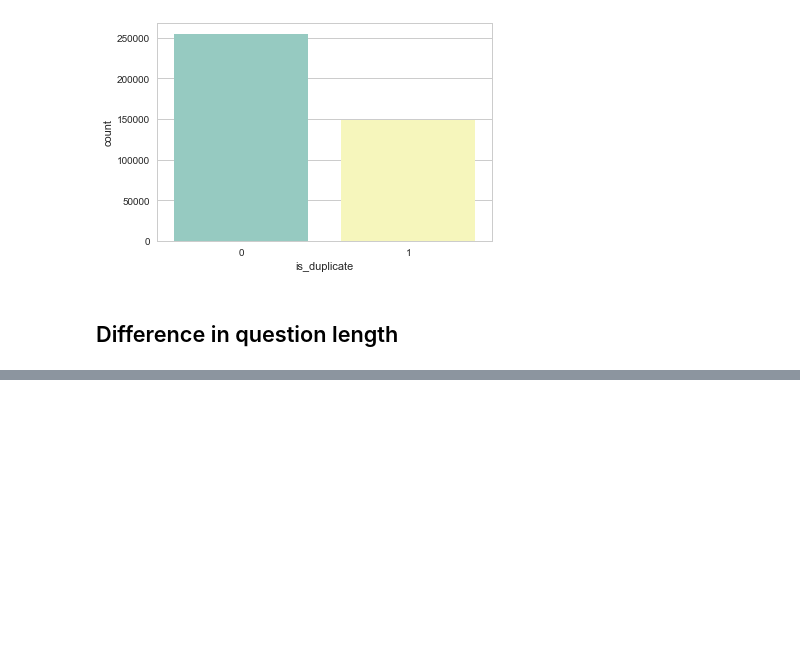
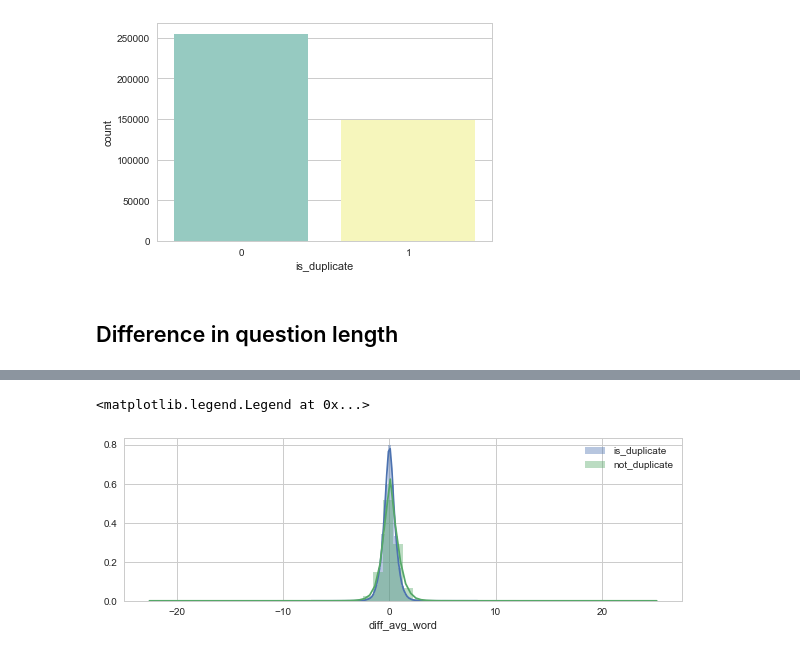
Before and after one commit to Swalloow/Kaggle, a Jupyter notebook: Quora Question Pairs/Explore Quora Question Pairs.ipynb, the cells around one changed output, grey strips where cells are left out. Saved outputs shown, nothing was run; the diff lists cells and outputs as text; code cells hidden in the pictures; blank space fills up the shorter version.

```diff
--- a/Quora Question Pairs/Explore Quora Question Pairs.ipynb
+++ b/Quora Question Pairs/Explore Quora Question Pairs.ipynb
@@ -81,0 +93,8 @@ Diffence length min : 0
+# %%
+fig, (axis1) = plt.subplots(1,1,figsize=(10,3))
+sns.distplot(df[df['is_duplicate']==1].diff_avg_word, label="is_duplicate")
+sns.distplot(df[df['is_duplicate']==0].diff_avg_word, label="not_duplicate")
+plt.legend()
+# %% [output]
+<matplotlib.legend.Legend at 0x...>
+[figure, added]
```
Also changed, not shown: parts of 6 cells of this notebook, 4 other files.
